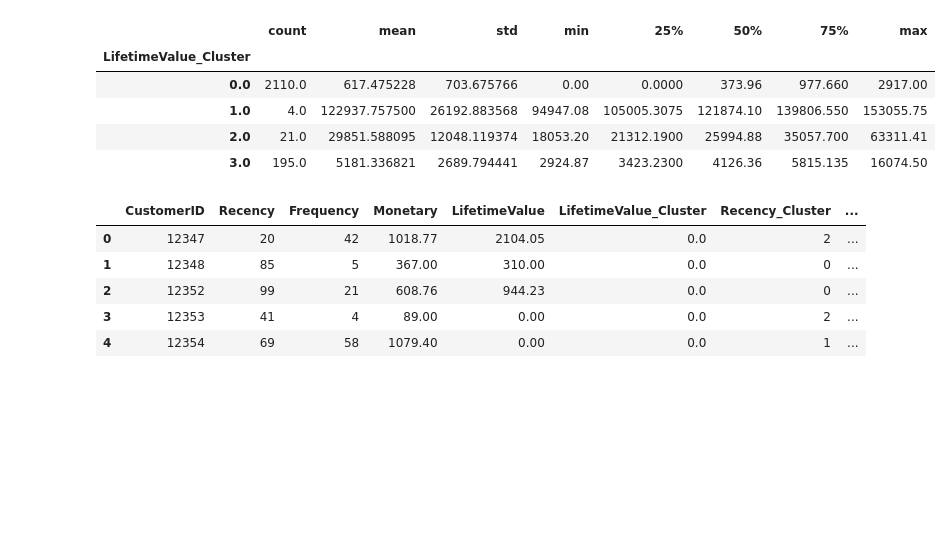
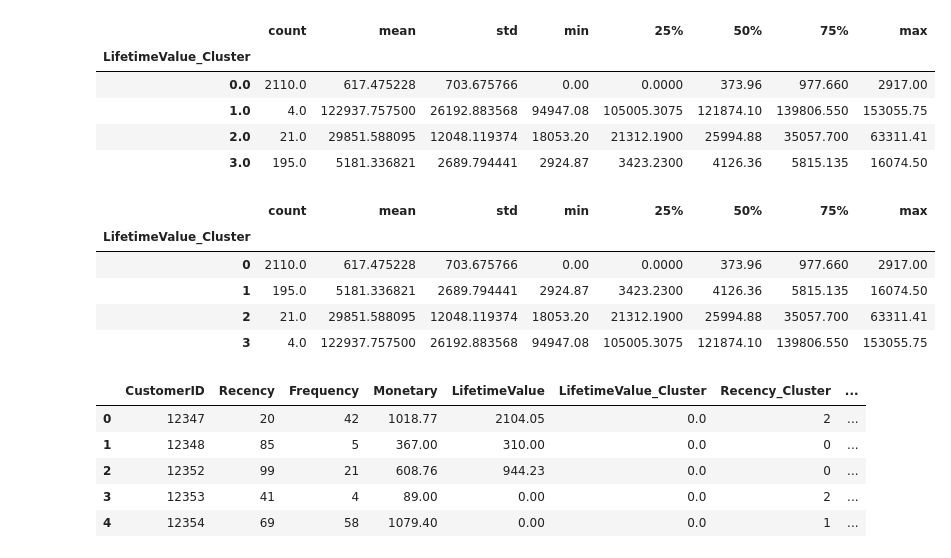
Before and after one commit to helen-oy/Customer_Lifetime_Value_ML_Model, a Jupyter notebook: app/Customer_LifeTime_Prediction.ipynb, the cells around one changed output. Cells and saved outputs as stored; diff of their text form; code cells hidden in the pictures; blank space fills up the shorter version.

```diff
--- a/app/Customer_LifeTime_Prediction.ipynb
+++ b/app/Customer_LifeTime_Prediction.ipynb
@@ -1146,6 +1146,17 @@ segment_full_df.groupby('LifetimeValue_Cluster')['LifetimeValue'].describe()
 | 1.0 | 4.0 | 122937.757500 | 26192.883568 | 94947.08 | 105005.3075 | 121874.10 | 139806.550 | 153055.75 |
 | 2.0 | 21.0 | 29851.588095 | 12048.119374 | 18053.20 | 21312.1900 | 25994.88 | 35057.700 | 63311.41 |
 | 3.0 | 195.0 | 5181.336821 | 2689.794441 | 2924.87 | 3423.2300 | 4126.36 | 5815.135 | 16074.50 |
+# %%
+segment_full_df= order_clusters('LifetimeValue_Cluster', 'LifetimeValue', segment_full_df, True)
+# %%
+segment_full_df.groupby('LifetimeValue_Cluster')['LifetimeValue'].describe()
+# %% [output]
+|  | count | mean | std | min | 25% | 50% | 75% | max |
+| LifetimeValue_Cluster |  |  |  |  |  |  |  |  |
+| 0 | 2110.0 | 617.475228 | 703.675766 | 0.00 | 0.0000 | 373.96 | 977.660 | 2917.00 |
+| 1 | 195.0 | 5181.336821 | 2689.794441 | 2924.87 | 3423.2300 | 4126.36 | 5815.135 | 16074.50 |
+| 2 | 21.0 | 29851.588095 | 12048.119374 | 18053.20 | 21312.1900 | 25994.88 | 35057.700 | 63311.41 |
+| 3 | 4.0 | 122937.757500 | 26192.883568 | 94947.08 | 105005.3075 | 121874.10 | 139806.550 | 153055.75 |
 # %%
 segment_full_df.head()
 # %% [output]
```
Also changed, not shown: 3 other files.
